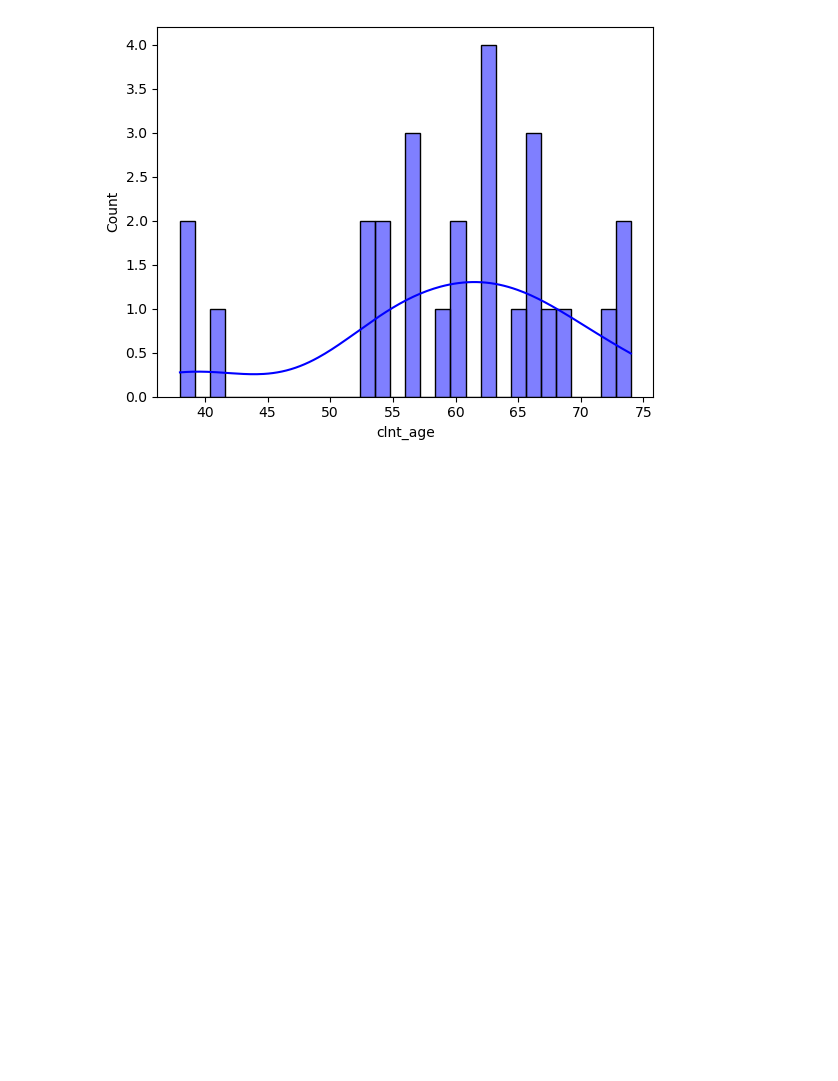
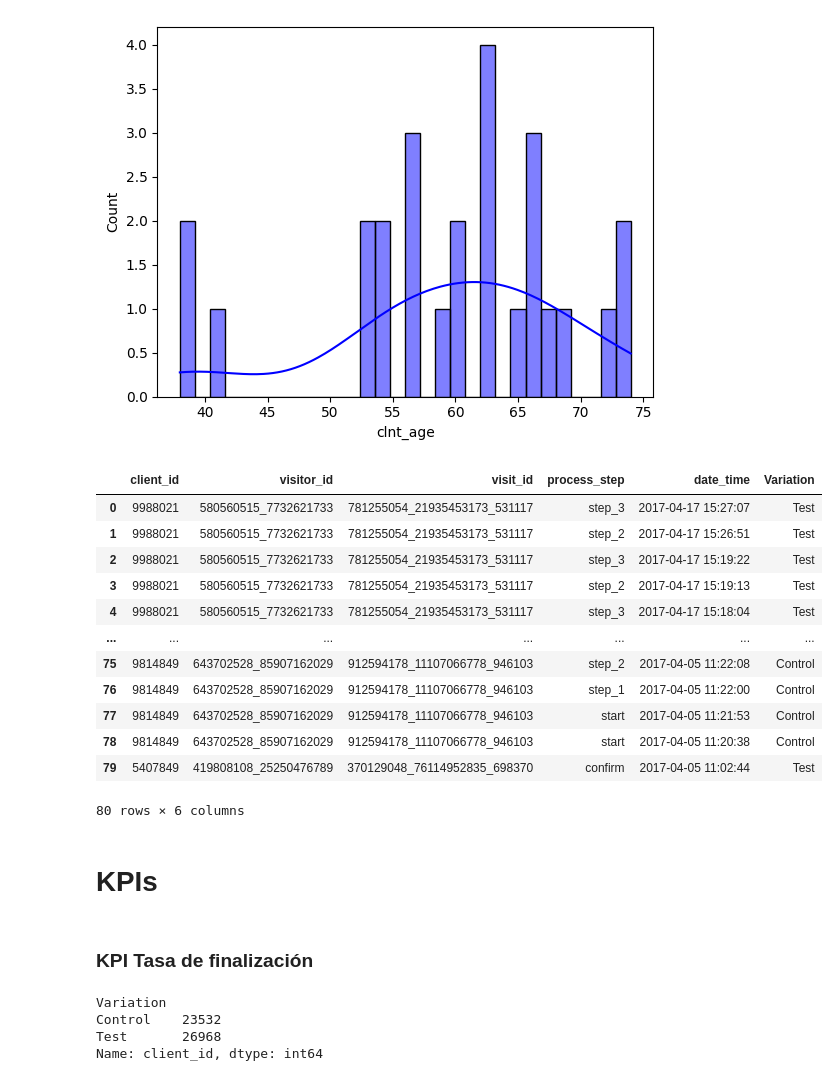
Before and after one commit to BorjaMendi/project_vanguard, a Jupyter notebook: project_vanguard.ipynb, the cells around one changed output. Saved outputs shown, nothing was run; the diff lists cells and outputs as text; code cells hidden in the pictures; blank space fills up the shorter version.

```diff
--- a/project_vanguard.ipynb
+++ b/project_vanguard.ipynb
@@ -236,3 +236,23 @@ sns.histplot(df_filtrado['clnt_age'], kde=True, bins=30, color="blue")
 plt.show()
 # %% [output]
 [figure]
+# %%
+df_web.head(80)
+# %% [output]
+|  | client_id | visitor_id | visit_id | process_step | date_time | Variation |
+| 0 | 9988021 | 580560515_7732621733 | 781255054_21935453173_531117 | step_3 | 2017-04-17 15:27:07 | Test |
+| 1 | 9988021 | 580560515_7732621733 | 781255054_21935453173_531117 | step_2 | 2017-04-17 15:26:51 | Test |
+| 2 | 9988021 | 580560515_7732621733 | 781255054_21935453173_531117 | step_3 | 2017-04-17 15:19:22 | Test |
+| 3 | 9988021 | 580560515_7732621733 | 781255054_21935453173_531117 | step_2 | 2017-04-17 15:19:13 | Test |
+| 4 | 9988021 | 580560515_7732621733 | 781255054_21935453173_531117 | step_3 | 2017-04-17 15:18:04 | Test |
+| ... | ... | ... | ... | ... | ... | ... |
+| 75 | 9814849 | 643702528_85907162029 | 912594178_11107066778_946103 | step_2 | 2017-04-05 11:22:08 | Control |
+| 76 | 9814849 | 643702528_85907162029 | 912594178_11107066778_946103 | step_1 | 2017-04-05 11:22:00 | Control |
+| 77 | 9814849 | 643702528_85907162029 | 912594178_11107066778_946103 | start | 2017-04-05 11:21:53 | Control |
+| 78 | 9814849 | 643702528_85907162029 | 912594178_11107066778_946103 | start | 2017-04-05 11:20:38 | Control |
+| 79 | 5407849 | 419808108_25250476789 | 370129048_76114952835_698370 | confirm | 2017-04-05 11:02:44 | Test |
+80 rows × 6 columns
+# %% [markdown]
+# KPIs
+# %% [markdown]
+### KPI Tasa de finalización
@@ -238,0 +265,9 @@ plt.show()
+# %%
+# Total de usuarios únicos por grupo
+total_por_grupo = df_web.groupby('Variation')['client_id'].nunique()
+total_por_grupo
+# %% [output]
+Variation
+Control    23532
+Test       26968
+Name: client_id, dtype: int64
```
Also changed, not shown: parts of 16 cells of this notebook, 2 other files.
